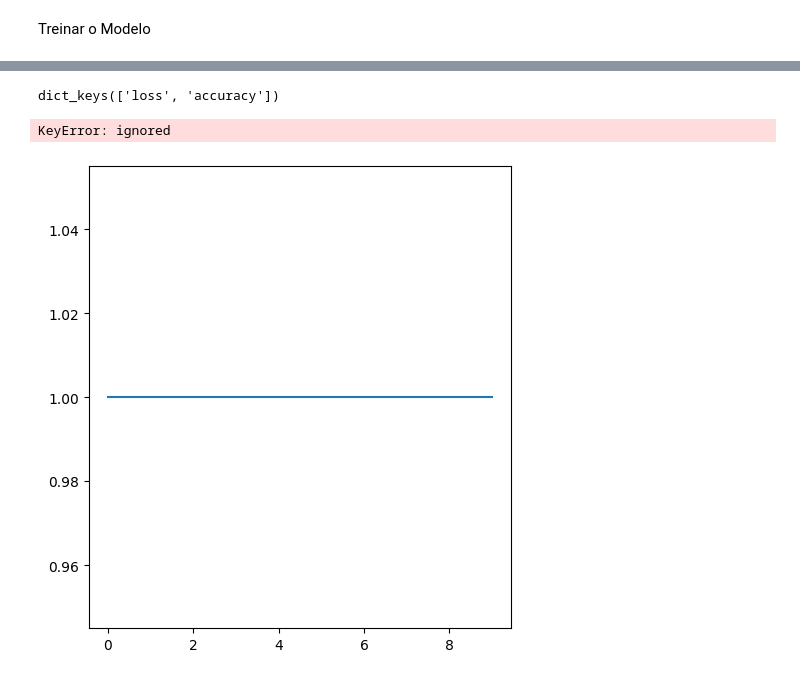
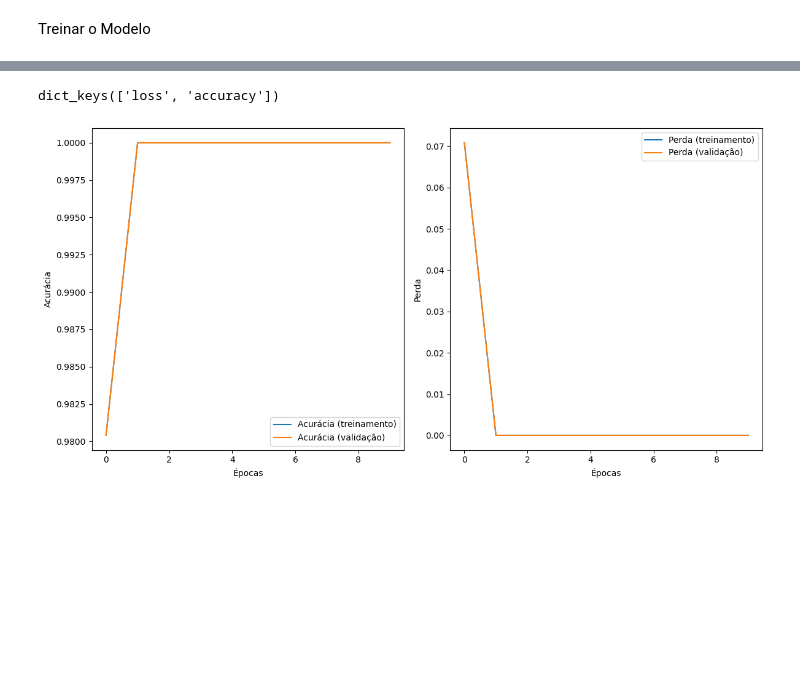
Before and after one commit to FrankPorto/frank_rep, a Jupyter notebook: MVP2_b_Franklin_da_Silva_Porto.ipynb, the cells around one changed output, grey strips where cells are left out. Saved outputs shown, nothing was run; the diff lists cells and outputs as text; code cells hidden in the pictures; blank space fills up the shorter version.

```diff
--- a/MVP2_b_Franklin_da_Silva_Porto.ipynb
+++ b/MVP2_b_Franklin_da_Silva_Porto.ipynb
@@ -72,15 +74,15 @@ modelo.compile(optimizer='adam', loss='binary_crossentropy', metrics=['accuracy'
 # %%
 train_datagen = ImageDataGenerator(rescale=1./255)
 train_generator = train_datagen.flow_from_directory(
-  directory='https://github.com/FrankPorto/frank_rep/tree/main/Treino',
+  directory='/content/drive/MyDrive/DeepLearning/Treino',
     target_size=(150, 150),
     batch_size=32,
     class_mode='binary'
 )
 
-teste_datagen = ImageDataGenerator(rescale=1./255)
-teste_generator = validation_datagen.flow_from_directory(
-    'https://github.com/FrankPorto/frank_rep/tree/main/Teste/',
+Validation_datagen = ImageDataGenerator(rescale=1./255)
+Validation_generator = Validation_datagen.flow_from_directory(
+    '/content/drive/MyDrive/DeepLearning/Valida',
     target_size=(150, 150),
     batch_size=32,
     class_mode='binary'
@@ -97,9 +102,11 @@ history = modelo.fit(
     train_generator,
     steps_per_epoch=len(train_generator),
     epochs=10,
-    validation_data=validation_generator,
-    validation_steps=len(validation_generator)
+    validation_data = Validation_generator,
+    validation_steps = len(Validation_generator)
 )
+
+
 history
 # %% [output]
 Epoch 1/10
@@ -126,33 +133,32 @@ Epoch 10/10
 # %%
 
 print(history.history.keys())
 
 
 # Plotar o desempenho do treinamento
 plt.figure(figsize=(12, 6))
 
 # Plotar a acurácia
 plt.subplot(1, 2, 1)
 plt.plot(history.history['accuracy'], label='Acurácia (treinamento)')
-plt.plot(history.history['val_accuracy'], label='Acurácia (validação)')
+plt.plot(history.history['accuracy'], label='Acurácia (validação)')
 plt.xlabel('Épocas')
 plt.ylabel('Acurácia')
 plt.legend()
 
 # Plotar a perda
 plt.subplot(1, 2, 2)
 plt.plot(history.history['loss'], label='Perda (treinamento)')
-plt.plot(history.history['val_loss'], label='Perda (validação)')
+plt.plot(history.history['loss'], label='Perda (validação)')
 plt.xlabel('Épocas')
 plt.ylabel('Perda')
 plt.legend()
 
 plt.tight_layout()
 plt.show()
 # %% [output]
 dict_keys(['loss', 'accuracy'])
-KeyError: ignored
-[figure, old version]
+[figure, new version]
 # %%
 # Fazer previsão
 
```
Also changed, not shown: parts of 3 cells of this notebook.
